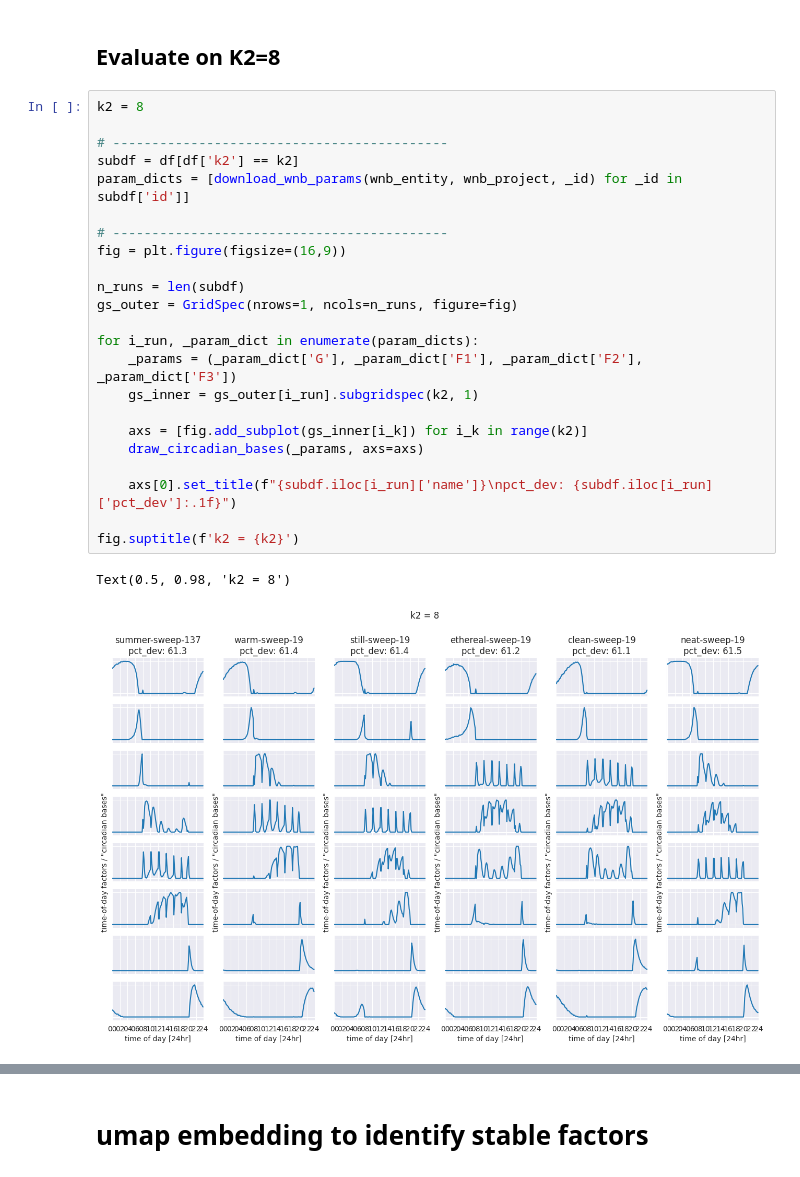
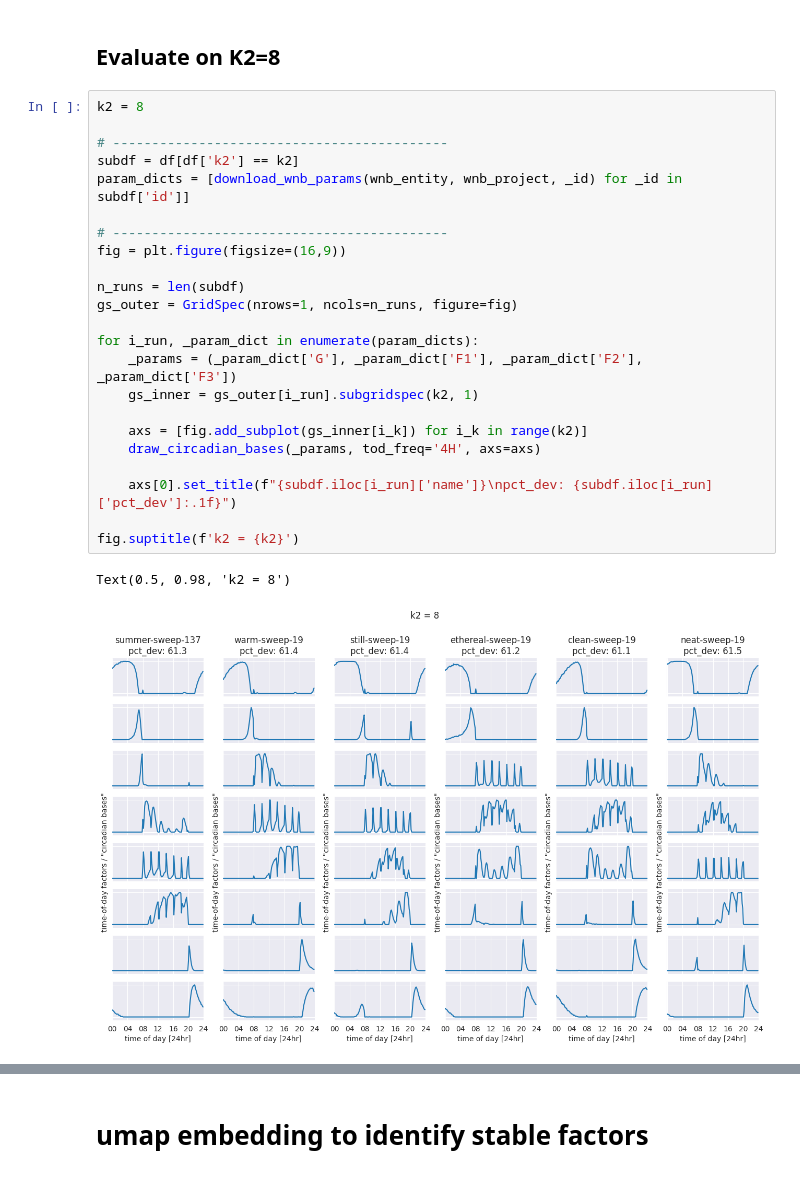
Before and after one commit to lindermanlab/dirichlet-tucker, a Jupyter notebook: analysis/kf-2023-10-31-circadian-factor-stability.ipynb, the cells around one changed output, grey strips where cells are left out. Saved outputs shown, nothing was run; the diff lists cells and outputs as text.

```diff
--- a/analysis/kf-2023-10-31-circadian-factor-stability.ipynb
+++ b/analysis/kf-2023-10-31-circadian-factor-stability.ipynb
@@ -89,26 +89,26 @@ Text(0.5, 0.98, 'k2 = 4')
 # %%
 k2 = 8
 
 # -------------------------------------------
 subdf = df[df['k2'] == k2]
 param_dicts = [download_wnb_params(wnb_entity, wnb_project, _id) for _id in subdf['id']]
 
 # -------------------------------------------
 fig = plt.figure(figsize=(16,9))
 
 n_runs = len(subdf)
 gs_outer = GridSpec(nrows=1, ncols=n_runs, figure=fig)
 
 for i_run, _param_dict in enumerate(param_dicts):
     _params = (_param_dict['G'], _param_dict['F1'], _param_dict['F2'], _param_dict['F3'])
     gs_inner = gs_outer[i_run].subgridspec(k2, 1)
 
     axs = [fig.add_subplot(gs_inner[i_k]) for i_k in range(k2)]
-    draw_circadian_bases(_params, axs=axs)
+    draw_circadian_bases(_params, tod_freq='4H', axs=axs)
 
     axs[0].set_title(f"{subdf.iloc[i_run]['name']}\npct_dev: {subdf.iloc[i_run]['pct_dev']:.1f}")
 
 fig.suptitle(f'k2 = {k2}')
 # %% [output]
 Text(0.5, 0.98, 'k2 = 8')
-[figure, old version]
+[figure, new version]
```
Also changed, not shown: parts of 8 cells of this notebook, 5 other files.
